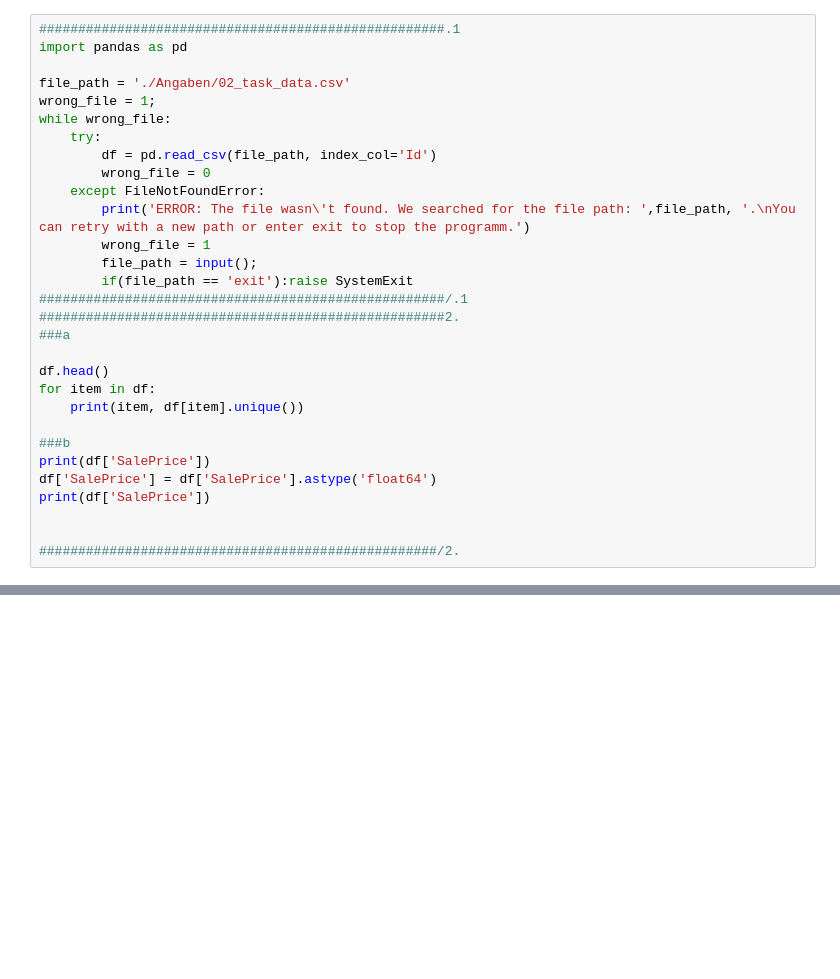
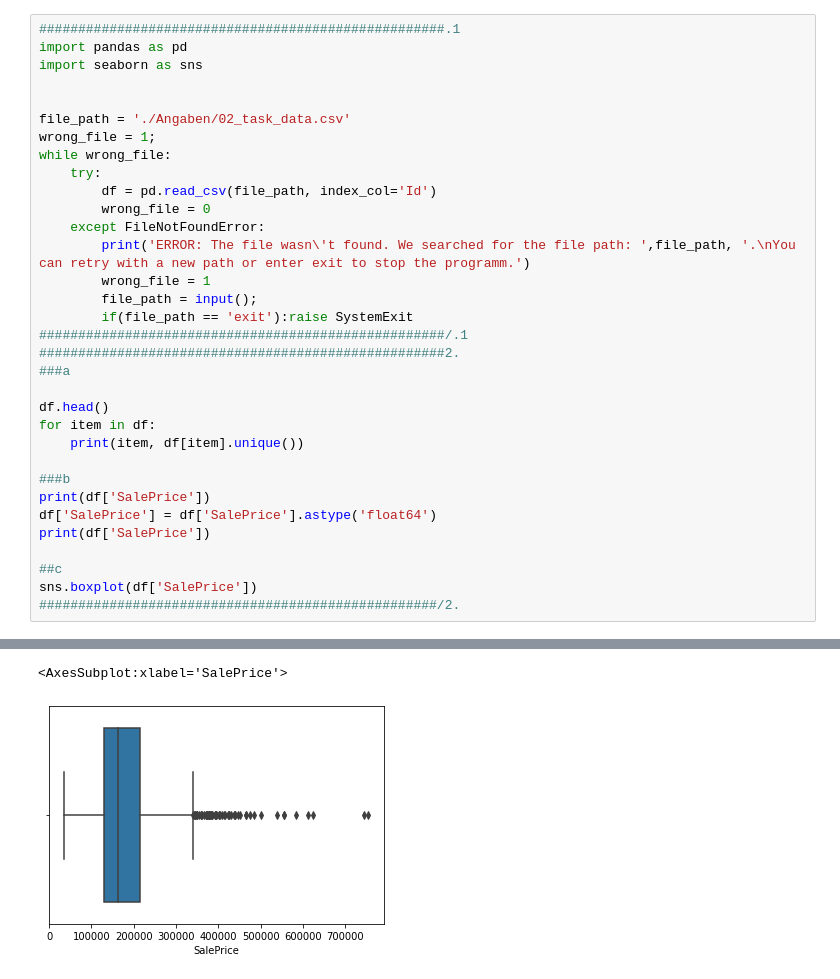
Before and after one commit to HansSeidel/AI_UEbungen, a Jupyter notebook: UE1/UE2.ipynb, the cells around one changed output, grey strips where cells are left out. Drawn from its saved outputs; the diff is of its cells as text; blank space fills up the shorter version.

```diff
--- a/UE1/UE2.ipynb
+++ b/UE1/UE2.ipynb
@@ -1,6 +1,8 @@
 # %%
 ####################################################.1
 import pandas as pd
+import seaborn as sns
+
 
 file_path = './Angaben/02_task_data.csv'
 wrong_file = 1;
@@ -18,31 +20,34 @@ while wrong_file:
 ###a
 
 df.head()
 for item in df:
     print(item, df[item].unique())
 
 ###b
 print(df['SalePrice'])
 df['SalePrice'] = df['SalePrice'].astype('float64')
 print(df['SalePrice'])
 
-
+##c
+sns.boxplot(df['SalePrice'])
 ###################################################/2.
 # %% [output]
 MSSubClass [ 60  20  70  50 190  45  90 120  30  85  80 160  75 180  40]
 MSZoning ['RL' 'RM' 'C (all)' 'FV' 'RH']
 LotFrontage [ 65.  80.  68.  60.  84.  85.  75.  nan  51.  50.  70.  91.  72.  66.
  101.  57.  44. 110.  98.  47. 108. 112.  74. 115.  61.  48.  33.  52.
  100.  24.  89.  63.  76.  81.  95.  69.  21.  32.  78. 121. 122.  40.
  105.  73.  77.  64.  94.  34.  90.  55.  88.  82.  71. 120. 107.  92.
  134.  62.  86. 141.  97.  54.  41.  79. 174.  99.  67.  83.  43. 103.
   93.  30. 129. 140.  35.  37. 118.  87. 116. 150. 111.  49.  96.  59.
   36.  56. 102.  58.  38. 109. 130.  53. 137.  45. 106. 104.  42.  39.
  144. 114. 128. 149. 313. 168. 182. 138. 160. 152. 124. 153.  46.]
 LotArea [ 8450  9600 11250 ... 17217 13175  9717]
 Street ['Pave' 'Grvl']
 ... (610 lines left out)
 1458    266500.0
 1459    142125.0
 1460    147500.0
 Name: SalePrice, Length: 1460, dtype: float64
+<AxesSubplot:xlabel='SalePrice'>
+[figure, added]
```
